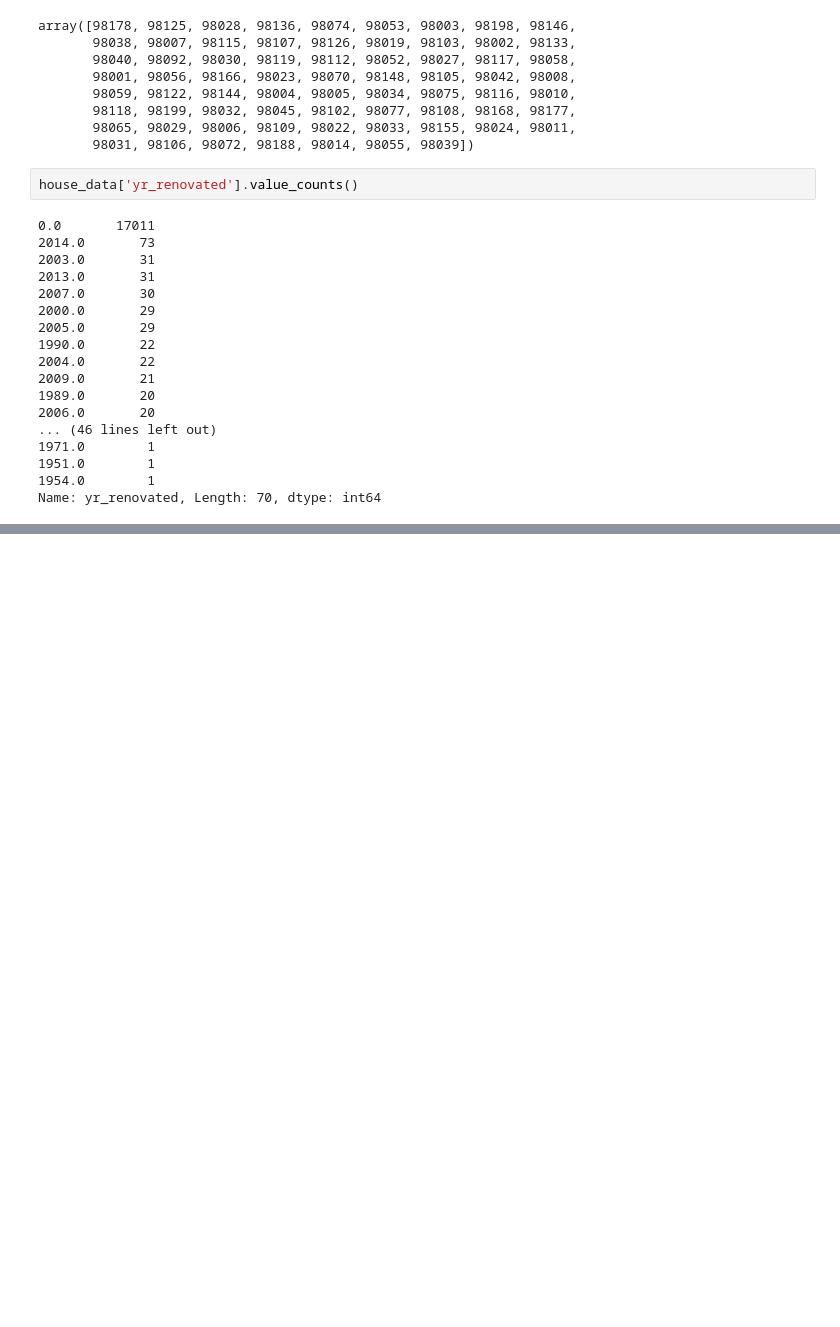
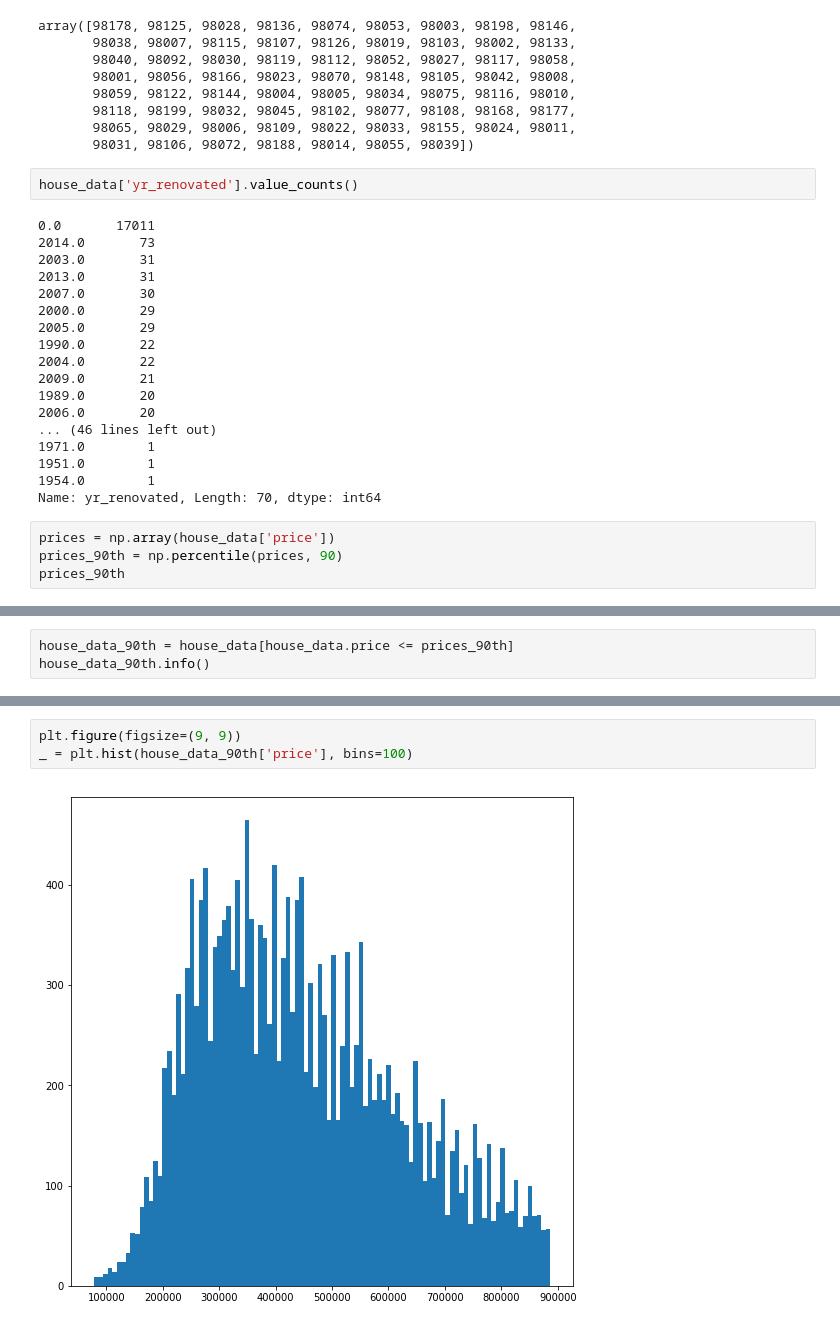
Before and after one commit to AlecMorgan/Housing-Price-Predictor, a Jupyter notebook: try_things_out.ipynb, the cells around one changed output, grey strips where cells are left out. Cells and saved outputs as stored; diff of their text form; blank space fills up the shorter version.

Commit message:
Add price-percentile histograms/scatterplots

```diff
--- a/try_things_out.ipynb
+++ b/try_things_out.ipynb
@@ -66,3 +66,7 @@ house_data['yr_renovated'].value_counts()
 1951.0        1
 1954.0        1
 Name: yr_renovated, Length: 70, dtype: int64
+# %%
+prices = np.array(house_data['price'])
+prices_90th = np.percentile(prices, 90)
+prices_90th
@@ -68,0 +75,3 @@ Name: yr_renovated, Length: 70, dtype: int64
+# %%
+house_data_90th = house_data[house_data.price <= prices_90th]
+house_data_90th.info()
@@ -68,0 +96,5 @@ Name: yr_renovated, Length: 70, dtype: int64
+# %%
+plt.figure(figsize=(9, 9))
+_ = plt.hist(house_data_90th['price'], bins=100)
+# %% [output]
+[figure, added]
```
Also changed, not shown: parts of 4 cells of this notebook.
